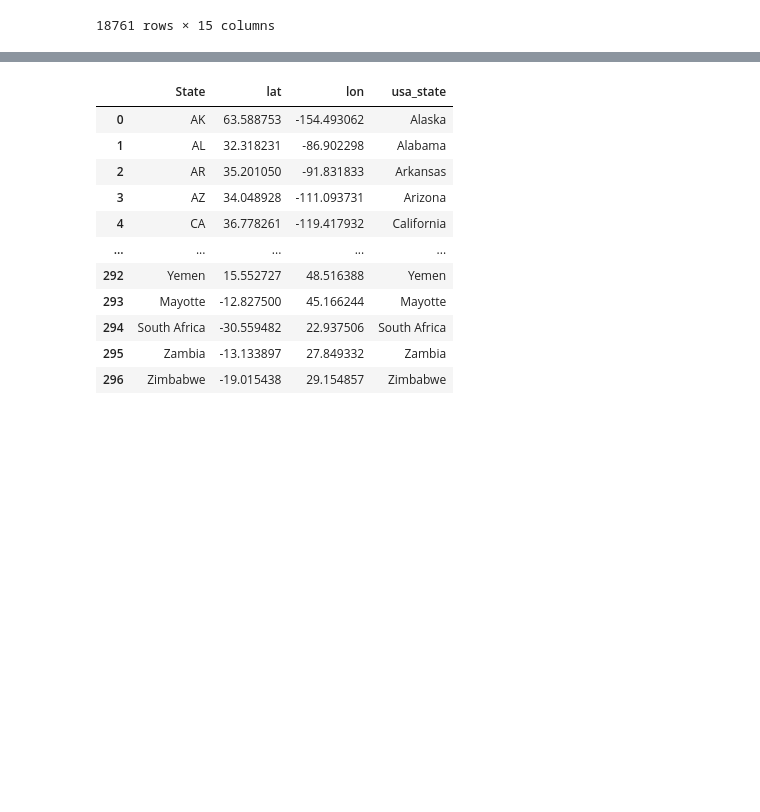
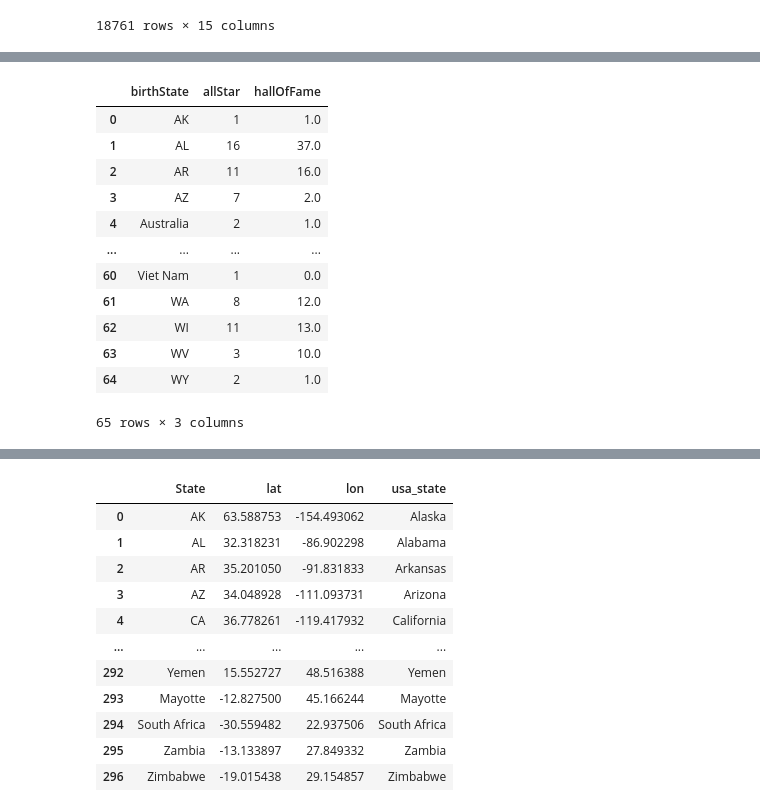
Before and after one commit to leeju09/Project-3-Baseball-, a Jupyter notebook: Python Scripts/Data_Cleaning_WA.ipynb, the cells around one changed output, grey strips where cells are left out. Saved outputs shown, nothing was run; the diff lists cells and outputs as text; code cells hidden in the pictures; blank space fills up the shorter version.

```diff
--- a/Python Scripts/Data_Cleaning_WA.ipynb
+++ b/Python Scripts/Data_Cleaning_WA.ipynb
@@ -171,7 +171,7 @@ master_allstar = master_allstar.drop_duplicates(subset='playerID', keep='first')
 #Remove unwanted columns from the hallofflame table and redefine the dataframe
 unique_hallofflame=halleoffame_data["playerID"].unique()
 unique_halleoffame = pd.DataFrame(unique_hallofflame, columns=['playerID'])
-unique_halleoffame['hallofflame'] = 'hallofflame'
+unique_halleoffame['hallOfFame'] = 'hallOfFame'
 # %%
 #merge hallofflame data with master file
 master_data_tocsv = pd.merge(master_allstar, unique_halleoffame, how="left", on=["playerID", "playerID"])
@@ -207,8 +219,23 @@ hallofflame_by_bplace = hallofflame_final.groupby('birthState').size().reset_ind
 # %%
 #Merge the allstar and holeofflame datframe into a one
-summary_df = pd.merge(allstar_by_bplace, hallofflame_by_bplace, how="left", on=["birthState", "birthState"])
-summary_df.loc[summary_df['allStar'].isnull(),'allStar'] = 0
-summary_df.loc[summary_df['hallofflame'].isnull(),'hallofflame'] = 0
+summaryAH_df = pd.merge(allstar_by_bplace, hallofflame_by_bplace, how="left", on=["birthState", "birthState"])
+summaryAH_df.loc[summaryAH_df['allStar'].isnull(),'allStar'] = 0
+summaryAH_df.loc[summaryAH_df['hallOfFame'].isnull(),'hallOfFame'] = 0
 # add total column
-summary_df['total'] = summary_df['allStar'] + summary_df['hallofflame']
-summary_df = pd.DataFrame(summary_df)
+#summary_df['total'] = summary_df['allStar'] + summary_df['hallofflame']
+summaryAH_df = pd.DataFrame(summaryAH_df)
+summaryAH_df
+# %% [output]
+|  | birthState | allStar | hallOfFame |
+| 0 | AK | 1 | 1.0 |
+| 1 | AL | 16 | 37.0 |
+| 2 | AR | 11 | 16.0 |
+| 3 | AZ | 7 | 2.0 |
+| 4 | Australia | 2 | 1.0 |
+| ... | ... | ... | ... |
+| 60 | Viet Nam | 1 | 0.0 |
+| 61 | WA | 8 | 12.0 |
+| 62 | WI | 11 | 13.0 |
+| 63 | WV | 3 | 10.0 |
+| 64 | WY | 2 | 1.0 |
+65 rows × 3 columns
```
Also changed, not shown: parts of 6 cells of this notebook, 4 other files.
